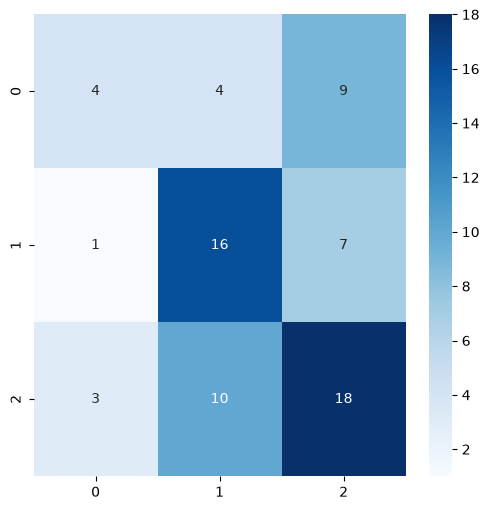
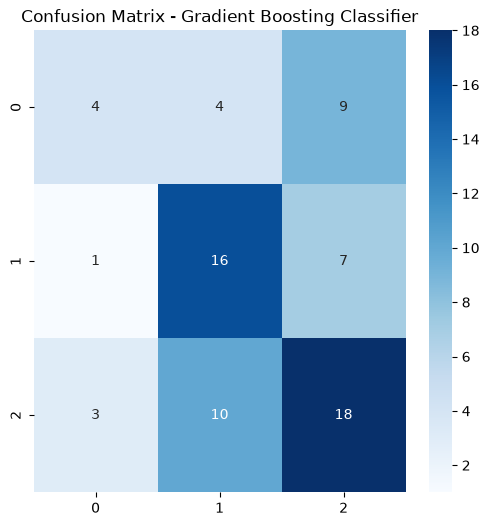
Code edit (unified diff) that turned the first committed figure into the second:
--- before
+++ after
@@ -13,6 +13,7 @@
 plt.figure(figsize=(6, 6))
 sns.heatmap(confusion_matrix(y_test_burnout, y_pred_burnout_knn), annot=True, fmt='d', cmap='Blues')
+
 plt.show()
-
+plt.figure(figsize=(6, 6))
 print("Valutazione del modello Gradient Boosting Classifier per il Burnout:")
 print("Accuracy Score for Gradient Boosting Classifier:")
@@ -20,4 +21,6 @@
 plt.figure(figsize=(6, 6))
 sns.heatmap(confusion_matrix(y_test_burnout, y_pred_burnout_gbc), annot=True, fmt='d', cmap='Blues')
+plt.title("Confusion Matrix - Gradient Boosting Classifier")
+
 plt.show()
 

Commit: Add files via upload